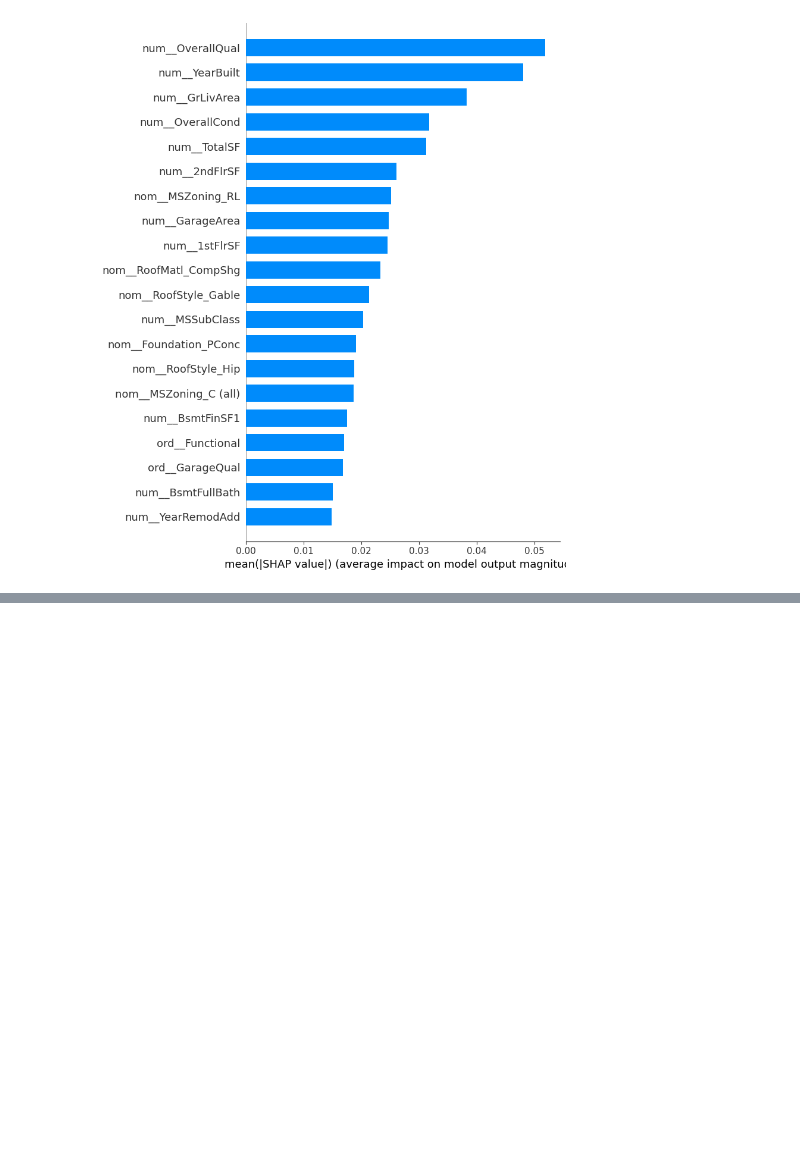
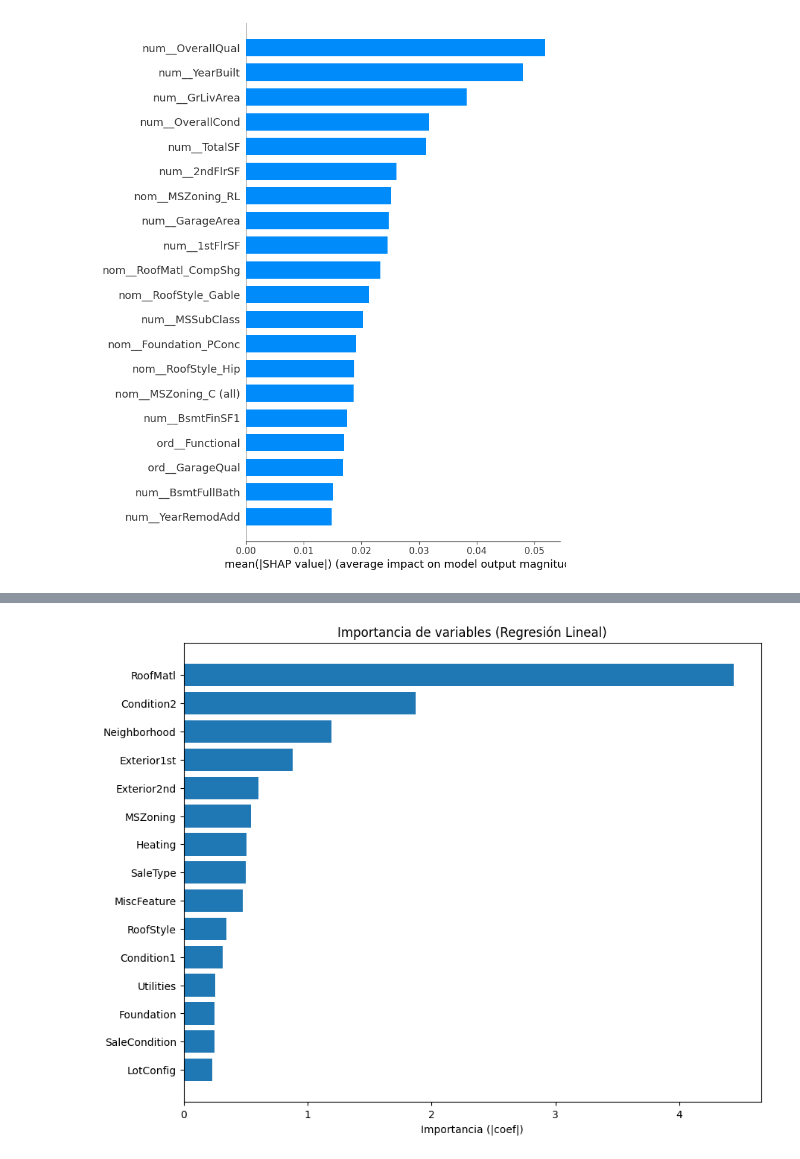
Before and after one commit to kmgomezm/proyecto_estadistica_multivariada, a Jupyter notebook: notebooks/04_shap_values.ipynb, the cells around one changed output, grey strips where cells are left out. Cells and saved outputs as stored; diff of their text form; code cells hidden in the pictures; blank space fills up the shorter version.

```diff
--- a/notebooks/04_shap_values.ipynb
+++ b/notebooks/04_shap_values.ipynb
@@ -167,0 +212,27 @@ shap.summary_plot(
+# %%
+def group_importance(df):
+
+    def extract_original(feature_name):
+        # Ejemplo: nom__Neighborhood_NridgHt → Neighborhood
+        name = feature_name.split("__")[-1]
+        return name.split("_")[0]
+
+    df["original_feature"] = df["feature"].apply(extract_original)
+
+    grouped = (
+        df.groupby("original_feature")["abs_coef"]
+        .sum()
+        .sort_values(ascending=False)
+        .reset_index()
+    )
+
+    return grouped
+# %%
+importance_df = get_linear_importance(model)
+
+# Top features individuales
+print(importance_df.head(20))
+
+# Importancia por variable original
+grouped_importance = group_importance(importance_df)
+print(grouped_importance.head(15))
@@ -167,0 +257,14 @@ shap.summary_plot(
+# %%
+import matplotlib.pyplot as plt
+
+
+top = grouped_importance.head(15)
+
+plt.figure(figsize=(10, 8))
+plt.barh(top["original_feature"], top["abs_coef"])
+plt.gca().invert_yaxis()
+plt.title("Importancia de variables (Regresión Lineal)")
+plt.xlabel("Importancia (|coef|)")
+plt.show()
+# %% [output]
+[figure, added]
```
Also changed, not shown: parts of 3 cells of this notebook, 2 other files.
